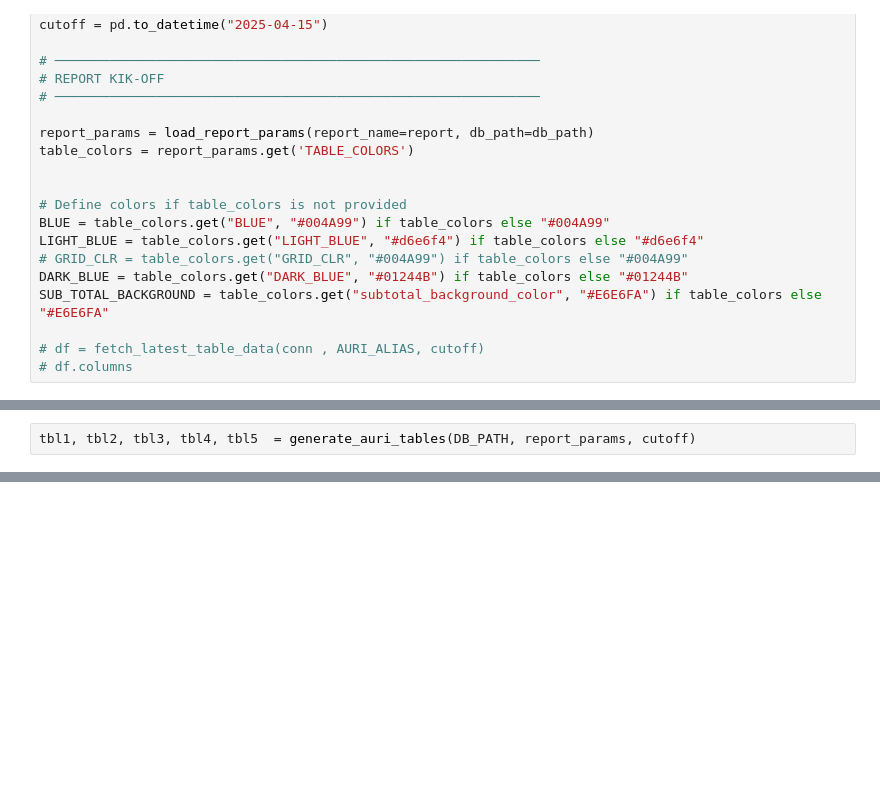
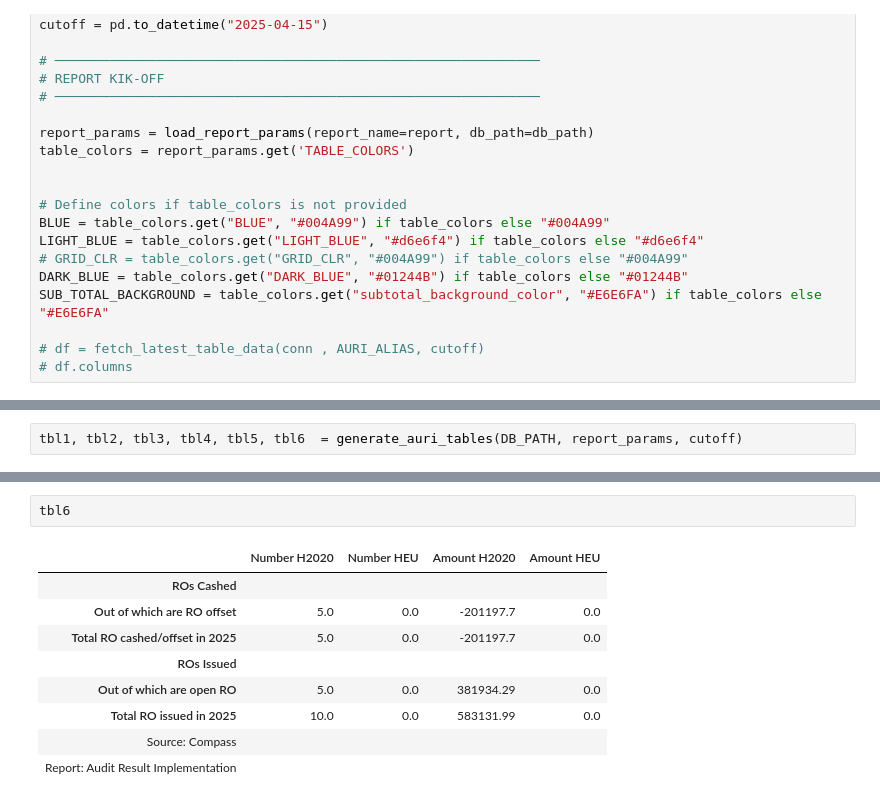
Before and after one commit to vinciliba/QuarterlyReport, a Jupyter notebook: auri.ipynb, the cells around one changed output, grey strips where cells are left out. Drawn from its saved outputs; the diff is of its cells as text; blank space fills up the shorter version.

```diff
--- a/auri.ipynb
+++ b/auri.ipynb
@@ -817,3 +978,3 @@ print(last_date)
 # %%
-tbl1, tbl2, tbl3, tbl4, tbl5  = generate_auri_tables(DB_PATH, report_params, cutoff)
+tbl1, tbl2, tbl3, tbl4, tbl5, tbl6  = generate_auri_tables(DB_PATH, report_params, cutoff)
 # %% [output]
@@ -834,0 +989,12 @@ tbl5
+# %%
+tbl6
+# %% [output]
+|  | Number H2020 | Number HEU | Amount H2020 | Amount HEU |
+| ROs Cashed |  |  |  |  |
+| Out of which are RO offset | 5.0 | 0.0 | -201197.7 | 0.0 |
+| Total RO cashed/offset in 2025 | 5.0 | 0.0 | -201197.7 | 0.0 |
+| ROs Issued |  |  |  |  |
+| Out of which are open RO | 5.0 | 0.0 | 381934.29 | 0.0 |
+| Total RO issued in 2025 | 10.0 | 0.0 | 583131.99 | 0.0 |
+| Source: Compass |  |  |  |  |
+| Report: Audit Result Implementation |  |  |  |  |
```
Also changed, not shown: parts of 11 cells of this notebook.
